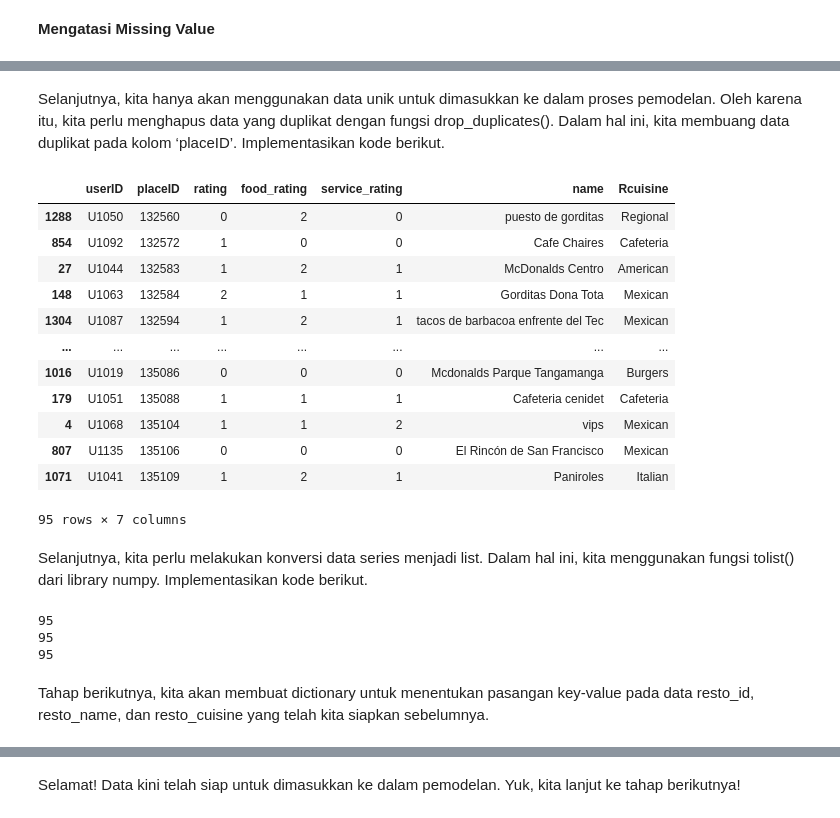
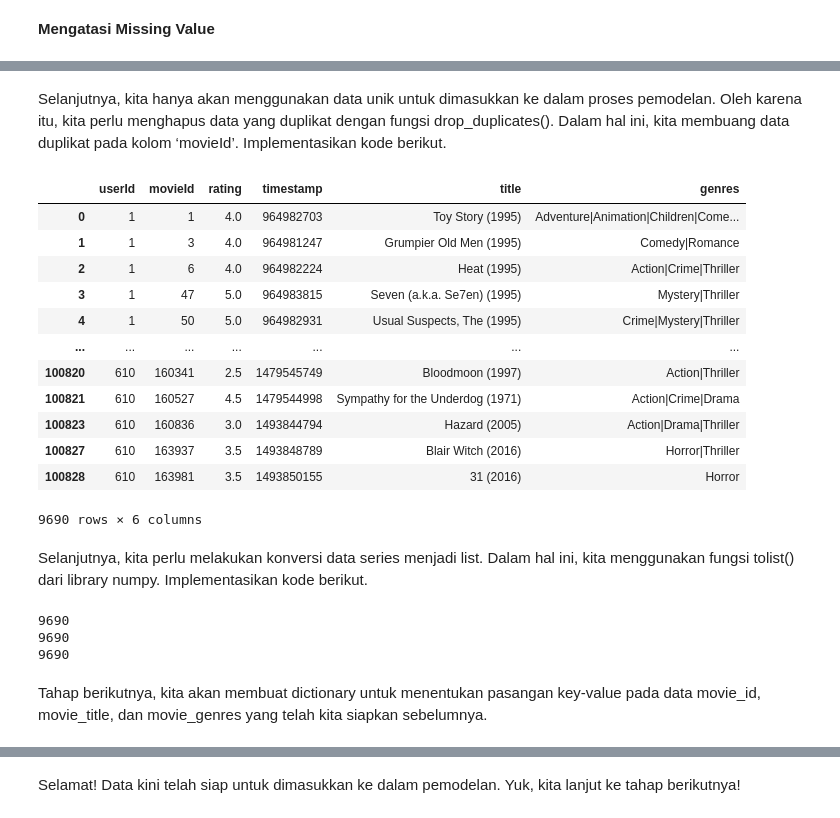
Before and after one commit to aljauzr/recommendationsystem-submission-dicoding, a Jupyter notebook: notebook.ipynb, the cells around one changed output, grey strips where cells are left out. Saved outputs shown, nothing was run; the diff lists cells and outputs as text; code cells hidden in the pictures.

```diff
--- a/notebook.ipynb
+++ b/notebook.ipynb
@@ -404,0 +49,10 @@ Inilah data yang akan kita gunakan untuk membuat sistem rekomendasi. Berikutnya,
+# %%
+movies = pd.read_csv('ml-latest-small/movies.csv')
+links = pd.read_csv('ml-latest-small/links.csv')
+tags = pd.read_csv('ml-latest-small/tags.csv')
+ratings = pd.read_csv('ml-latest-small/ratings.csv')
+
+print('Jumlah data film: ', len(movies.movieId.unique()))
+print('Jumlah data link film: ', len(links.movieId.unique()))
+print('Jumlah data tag pada film yang diberikan pengguna: ', len(tags.tag.unique()))
+print('Jumlah data penilaian yang diberikan pengguna: ', len(ratings))
@@ -404,0 +277,4 @@ Inilah data yang akan kita gunakan untuk membuat sistem rekomendasi. Berikutnya,
+# %%
+# Menggabungkan dataframe ratings dengan movies dan memasukkannya ke dalam variabel movies_ratings
+movies_ratings = pd.merge(ratings, movies, on='movieId', how='left')
+movies_ratings
@@ -409,0 +324,4 @@ Inilah data yang akan kita gunakan untuk membuat sistem rekomendasi. Berikutnya,
+# %%
+# Drop baris dengan 'genres' = '(no genres listed)'
+movies_ratings = movies_ratings[movies_ratings['genres'] != '(no genres listed)']
+movies_ratings
@@ -570,7 +362,7 @@ Bagus! Sekarang, semua kategori masakan ‘Game’ telah berubah menjadi ‘Amer
 
 Berikutnya, kita bisa melanjutkan ke tahap persiapan. Buatlah variabel bernama preparation. Jalankan kode berikut.
 # %%
-# Membuat variabel preparation yang berisi dataframe fix_resto kemudian mengurutkan berdasarkan placeID
-preparation = fix_resto
-preparation.sort_values('placeID')
+# Membuat variabel preparation yang berisi dataframe movies_ratings kemudian mengurutkan berdasarkan movieId
+preparation = movies_ratings
+preparation.sort_values('movieId')
 # %% [output]
@@ -590,43 +382,43 @@ preparation.sort_values('placeID')
 # %% [markdown]
-Selanjutnya, kita hanya akan menggunakan data unik untuk dimasukkan ke dalam proses pemodelan. Oleh karena itu, kita perlu menghapus data yang duplikat dengan fungsi drop_duplicates(). Dalam hal ini, kita membuang data duplikat pada kolom ‘placeID’. Implementasikan kode berikut.
+Selanjutnya, kita hanya akan menggunakan data unik untuk dimasukkan ke dalam proses pemodelan. Oleh karena itu, kita perlu menghapus data yang duplikat dengan fungsi drop_duplicates(). Dalam hal ini, kita membuang data duplikat pada kolom ‘movieId’. Implementasikan kode berikut.
 # %%
 # Membuang data duplikat pada variabel preparation
-preparation = preparation.drop_duplicates('placeID')
+preparation = preparation.drop_duplicates('movieId')
 preparation
 # %% [output]
-|  | userID | placeID | rating | food_rating | service_rating | name | Rcuisine |
-| 1288 | U1050 | 132560 | 0 | 2 | 0 | puesto de gorditas | Regional |
-| 854 | U1092 | 132572 | 1 | 0 | 0 | Cafe Chaires | Cafeteria |
-| 27 | U1044 | 132583 | 1 | 2 | 1 | McDonalds Centro | American |
-| 148 | U1063 | 132584 | 2 | 1 | 1 | Gorditas Dona Tota | Mexican |
-| 1304 | U1087 | 132594 | 1 | 2 | 1 | tacos de barbacoa enfrente del Tec | Mexican |
-| ... | ... | ... | ... | ... | ... | ... | ... |
-| 1016 | U1019 | 135086 | 0 | 0 | 0 | Mcdonalds Parque Tangamanga | Burgers |
-| 179 | U1051 | 135088 | 1 | 1 | 1 | Cafeteria cenidet | Cafeteria |
-| 4 | U1068 | 135104 | 1 | 1 | 2 | vips | Mexican |
-| 807 | U1135 | 135106 | 0 | 0 | 0 | El Rincón de San Francisco | Mexican |
-| 1071 | U1041 | 135109 | 1 | 2 | 1 | Paniroles | Italian |
+|  | userId | movieId | rating | timestamp | title | genres |
+| 0 | 1 | 1 | 4.0 | 964982703 | Toy Story (1995) | Adventure|Animation|Children|Come... |
+| 1 | 1 | 3 | 4.0 | 964981247 | Grumpier Old Men (1995) | Comedy|Romance |
+| 2 | 1 | 6 | 4.0 | 964982224 | Heat (1995) | Action|Crime|Thriller |
+| 3 | 1 | 47 | 5.0 | 964983815 | Seven (a.k.a. Se7en) (1995) | Mystery|Thriller |
+| 4 | 1 | 50 | 5.0 | 964982931 | Usual Suspects, The (1995) | Crime|Mystery|Thriller |
+| ... | ... | ... | ... | ... | ... | ... |
+| 100820 | 610 | 160341 | 2.5 | 1479545749 | Bloodmoon (1997) | Action|Thriller |
+| 100821 | 610 | 160527 | 4.5 | 1479544998 | Sympathy for the Underdog (1971) | Action|Crime|Drama |
+| 100823 | 610 | 160836 | 3.0 | 1493844794 | Hazard (2005) | Action|Drama|Thriller |
+| 100827 | 610 | 163937 | 3.5 | 1493848789 | Blair Witch (2016) | Horror|Thriller |
+| 100828 | 610 | 163981 | 3.5 | 1493850155 | 31 (2016) | Horror |
-95 rows × 7 columns
+9690 rows × 6 columns
 # %% [markdown]
 Selanjutnya, kita perlu melakukan konversi data series menjadi list. Dalam hal ini, kita menggunakan fungsi tolist() dari library numpy. Implementasikan kode berikut.
 # %%
-# Mengonversi data series ‘placeID’ menjadi dalam bentuk list
-resto_id = preparation['placeID'].tolist()
+# Mengonversi data series ‘movieId’ menjadi dalam bentuk list
+movie_id = preparation['movieId'].tolist()
 
-# Mengonversi data series ‘Name’ menjadi dalam bentuk list
-resto_name = preparation['name'].tolist()
+# Mengonversi data series ‘title’ menjadi dalam bentuk list
+movie_title = preparation['title'].tolist()
 
-# Mengonversi data series ‘Rcuisine’ menjadi dalam bentuk list
-resto_cuisine = preparation['Rcuisine'].tolist()
+# Mengonversi data series ‘genres’ menjadi dalam bentuk list
+movie_genres = preparation['genres'].tolist()
 
-print(len(resto_id))
-print(len(resto_name))
-print(len(resto_cuisine))
+print(len(movie_id))
+print(len(movie_title))
+print(len(movie_genres))
 # %% [output]
-95
-95
-95
+9690
+9690
+9690
 # %% [markdown]
-Tahap berikutnya, kita akan membuat dictionary untuk menentukan pasangan key-value pada data resto_id, resto_name, dan resto_cuisine yang telah kita siapkan sebelumnya.
+Tahap berikutnya, kita akan membuat dictionary untuk menentukan pasangan key-value pada data movie_id, movie_title, dan movie_genres yang telah kita siapkan sebelumnya.
 # %%
 # Membuat dictionary untuk data ‘resto_id’, ‘resto_name’, dan ‘cuisine’
```
Also changed, not shown: parts of 178 cells of this notebook.
